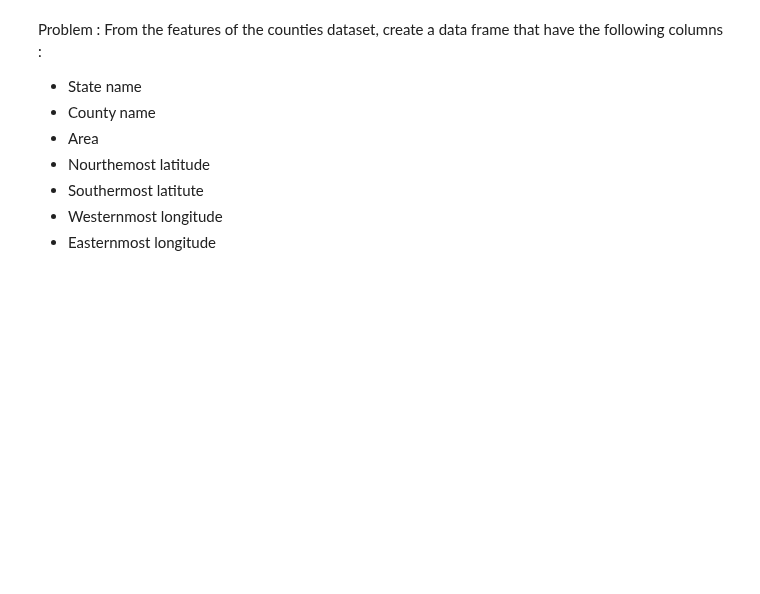
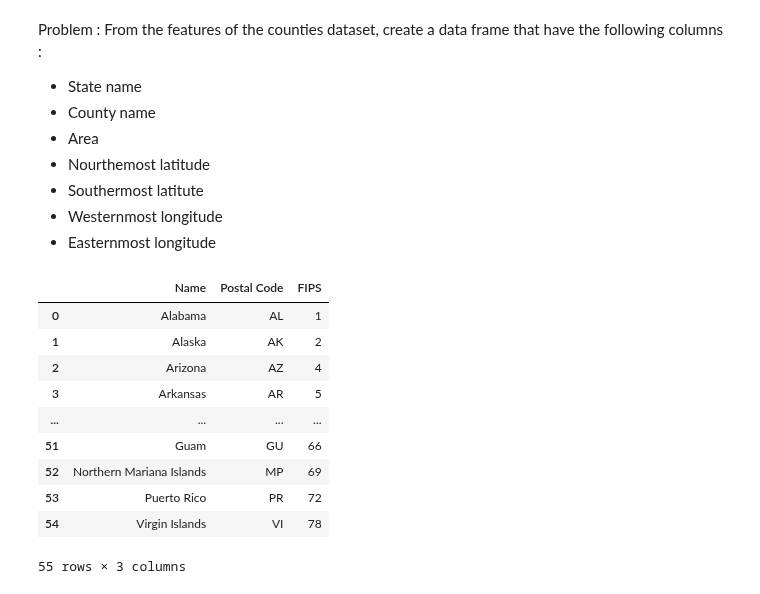
Before and after one commit to Bianchi446/data-cleaning, a Jupyter notebook: 02-hierarchical-formats.ipynb, the cells around one changed output. Cells and saved outputs as stored; diff of their text form; code cells hidden in the pictures; blank space fills up the shorter version.

```diff
--- a/02-hierarchical-formats.ipynb
+++ b/02-hierarchical-formats.ipynb
@@ -203,3 +198,18 @@ following columns :
 - Southermost latitute
 - Westernmost longitude
 - Easternmost longitude
+# %%
+fips = pd.read_csv('data/FIPS.tsv', sep='\t')
+fips
+# %% [output]
+|  | Name | Postal Code | FIPS |
+| 0 | Alabama | AL | 1 |
+| 1 | Alaska | AK | 2 |
+| 2 | Arizona | AZ | 4 |
+| 3 | Arkansas | AR | 5 |
+| ... | ... | ... | ... |
+| 51 | Guam | GU | 66 |
+| 52 | Northern Mariana Islands | MP | 69 |
+| 53 | Puerto Rico | PR | 72 |
+| 54 | Virgin Islands | VI | 78 |
+55 rows × 3 columns
```
Also changed, not shown: parts of 36 cells of this notebook, 17 other files.
